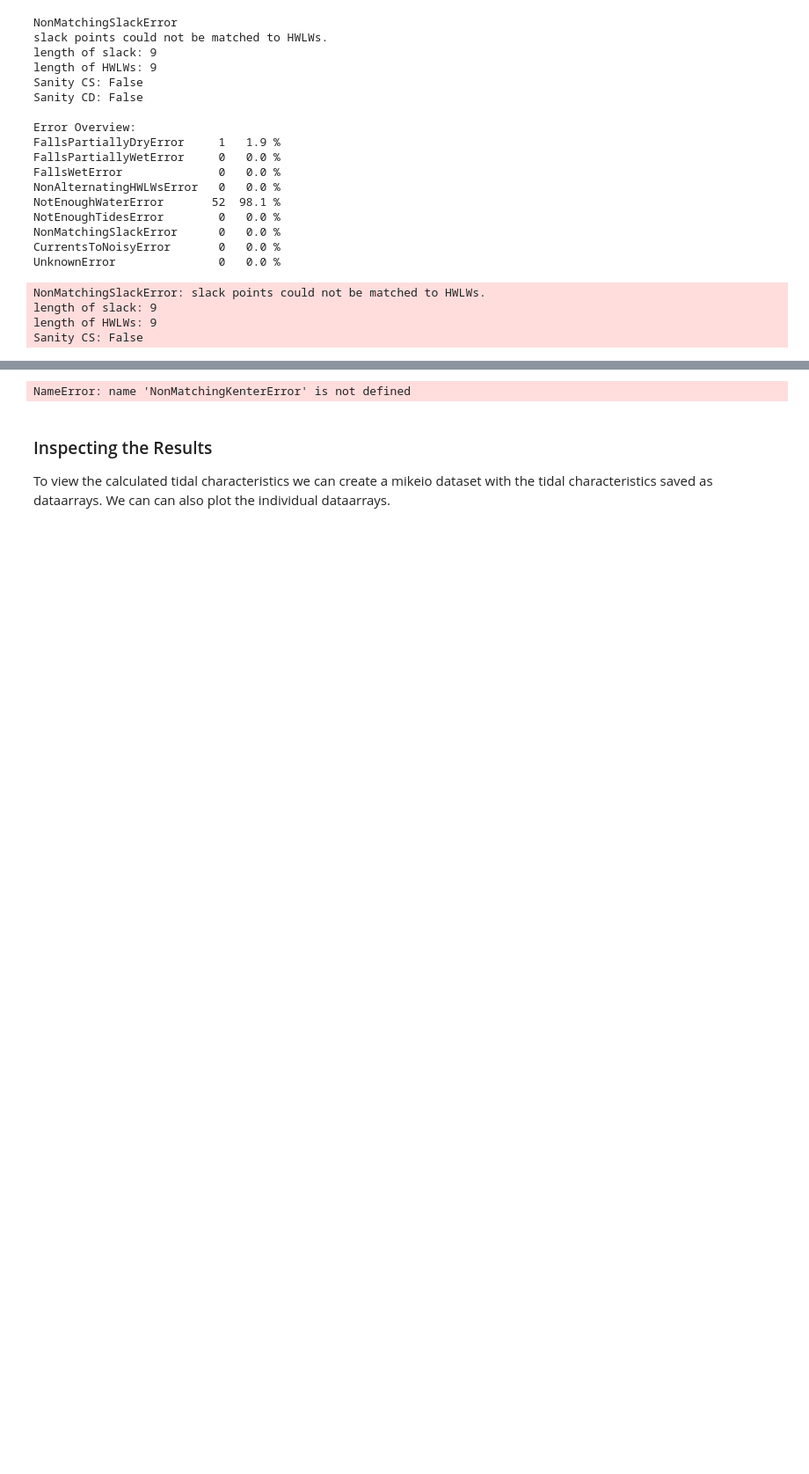
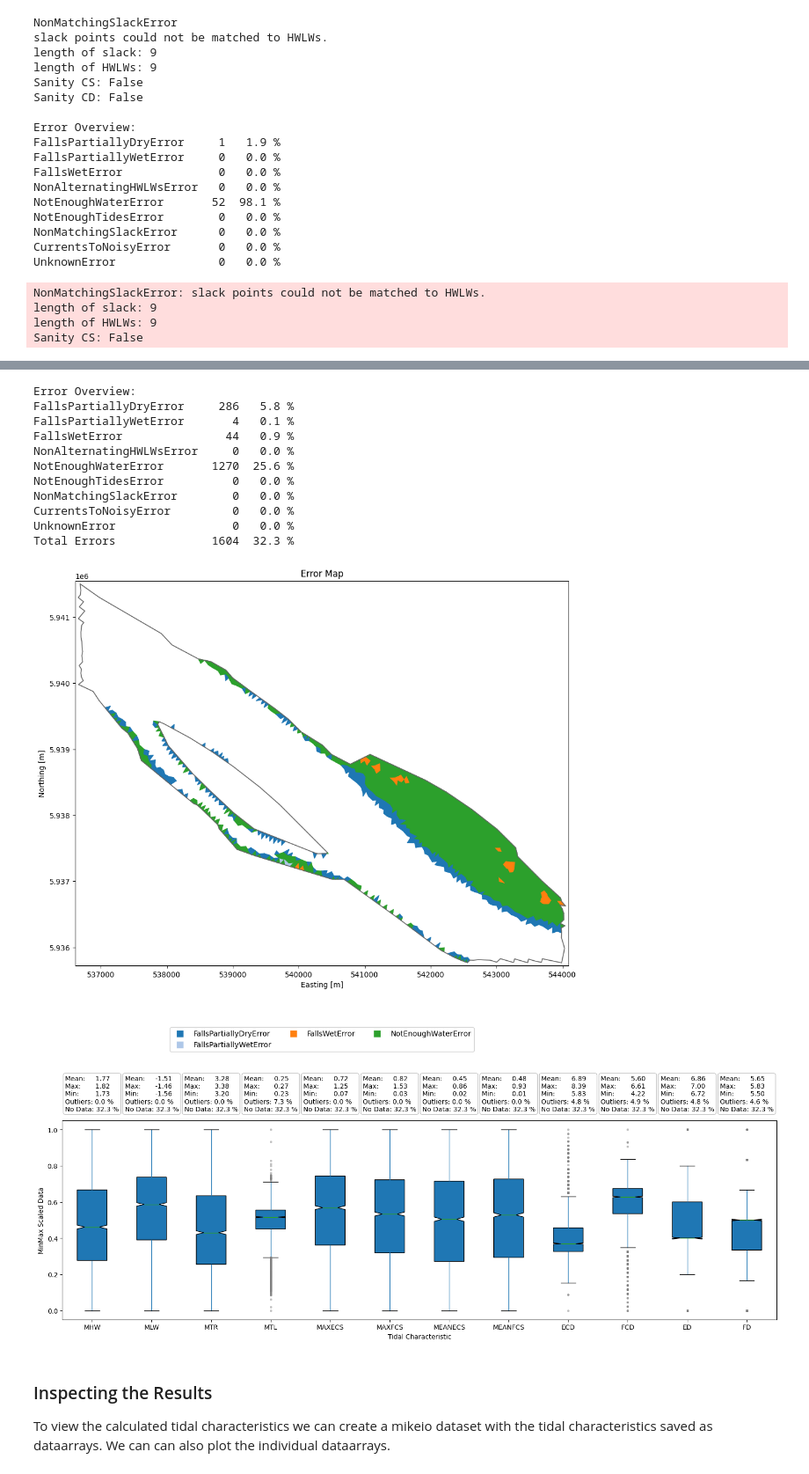
Before and after one commit to DHI/tide_analytics, a Jupyter notebook: notebooks/how_to.ipynb, the cells around one changed output, grey strips where cells are left out. Shown at 88% size. Drawn from its saved outputs; the diff is of its cells as text; code cells hidden in the pictures; blank space fills up the shorter version.

```diff
--- a/notebooks/how_to.ipynb
+++ b/notebooks/how_to.ipynb
@@ -136,16 +131,28 @@ Additionally, we want the peaks to have a prominence of at least 2 meters, so we
 # %%
 tidal_area = TidalArea(identifier = "example",
                     surface_elevation = ds.Surface_elevation,
                     current_speed = ds.Current_speed,
                     current_direction = ds.Current_direction,
-                    raise_error_types = NonMatchingKenterError,
+                    raise_error_types = NonMatchingSlackError,
                     verbose = True,
                     skip_n_errors = 1,
                     SE_DIF = pd.Timedelta("2h"),
                     SE_PROM = 0.5,
                     )
 # %% [output]
-NameError: name 'NonMatchingKenterError' is not defined
+Error Overview:
+FallsPartiallyDryError     286   5.8 %
+FallsPartiallyWetError       4   0.1 %
+FallsWetError               44   0.9 %
+NonAlternatingHWLWsError     0   0.0 %
+NotEnoughWaterError       1270  25.6 %
+NotEnoughTidesError          0   0.0 %
+NonMatchingSlackError        0   0.0 %
+CurrentsToNoisyError         0   0.0 %
+UnknownError                 0   0.0 %
+Total Errors              1604  32.3 %
+[figure, added]
+[figure, added]
 # %% [markdown]
 ### Inspecting the Results
 To view the calculated tidal characteristics we can create a mikeio dataset with the tidal characteristics saved as dataarrays.
```
Also changed, not shown: parts of 5 cells of this notebook, 10 other files.
